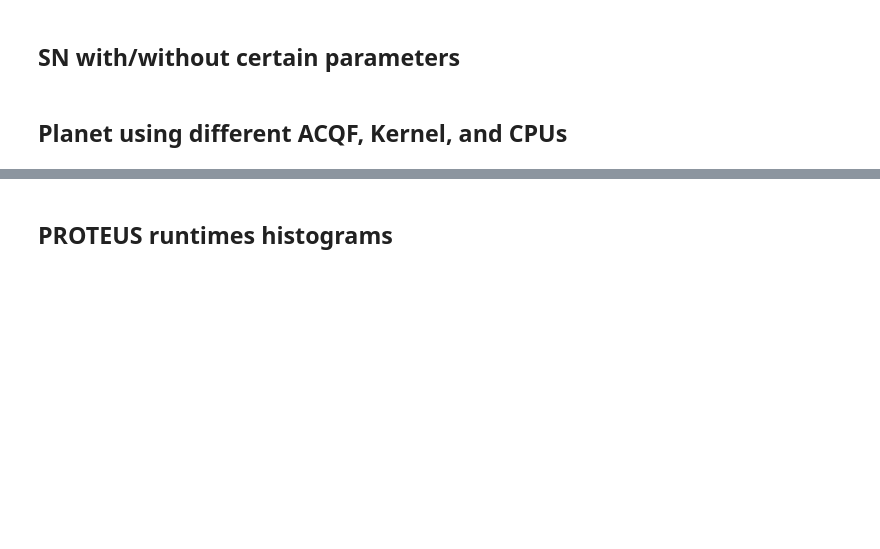
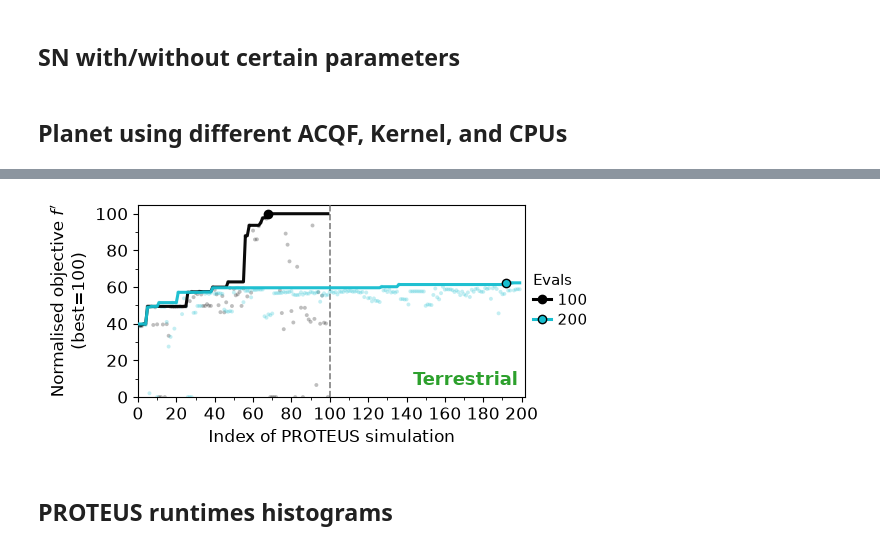
Before and after one commit to nichollsh/proteus_analysis, a Jupyter notebook: bayesopt.ipynb, the cells around one changed output, grey strips where cells are left out. Cells and saved outputs as stored; diff of their text form; code cells hidden in the pictures; blank space fills up the shorter version.

```diff
--- a/bayesopt.ipynb
+++ b/bayesopt.ipynb
@@ -1656,0 +1620,94 @@ Plotting Workers = 15
+# %%
+# compare normal (100 evals) and extended (200 evals) BO runs for TR planet
+steps_map = {
+    '100': ("100", 'black'),
+    '200': ("200", 'tab:cyan'),
+}
+
+jclip = -2
+
+# load runs
+bo_steps = {}
+for stp in steps_map.keys():
+    bo_dir = f"{SIM_DIR}/bayesopt_infer_{bl_suf}_{bl_ker}_{bl_acq}_{bl_wrk}_{stp}/"
+    if bo_dir not in bo_cache:
+        bo_cache[bo_dir] = get_bo_run(bo_dir)
+    if bo_cache[bo_dir] is None:
+        print(f"BO run not found for {stp} steps")
+        continue
+    bo_steps[stp] = bo_cache[bo_dir]
+
+# determine best and worst objective across both runs, for normalisation
+jbest = -np.inf
+jwrst = np.inf
+for stp, bo in bo_steps.items():
+    for run in bo['log']:
+        yv = run['y_value']
+        if yv < -19.9:
+            continue
+        yv = max(yv, jclip)
+        jbest = max(jbest, yv)
+        jwrst = min(jwrst, yv)
+print(f"Objective range for normalisation: {jwrst:.2f} to {jbest:.2f}")
+
+fig,ax = plt.subplots(1,1,figsize=(5,2.5))
+
+nmax = 0
+for stp, bo in bo_steps.items():
+    lbl, col = steps_map[stp]
+    log = bo['log']
+    nmax = max(nmax, len(log))
+
+    # raw objective of each evaluation, in log order
+    yraw = np.array([run['y_value'] for run in log])
+    xarr = np.arange(len(yraw))
+    valid = yraw >= -19.9
+
+    # best raw objective found within first 100 evals, and overall
+    for n in sorted({100, len(yraw)}):
+        ibest = np.argmax(yraw[:n])
+        print(f"    {stp} steps: best objective in first {n} evals = {yraw[ibest]:.3f} at eval={ibest}")
+
+    # normalise
+    xarr = xarr[valid]
+    yarr = (np.maximum(yraw[valid], jclip) - jwrst) / (jbest - jwrst) * 100
+
+    # scatter all the data
+    ax.scatter(xarr, yarr, color=col, alpha=0.25, edgecolor='none',
+                   s=8, zorder=10, lw=1, marker='o')
+
+    # line plot showing max over time
+    yarr = np.maximum.accumulate(yarr)
+    ax.plot(xarr, yarr, color=col, alpha=0.96, lw=2.2, zorder=20)
+
+    # best point for this run
+    ibest = np.argmax(yarr)
+    ax.plot([xarr[ibest]], [yarr[ibest]], color=col, markeredgecolor='k',
+               markersize=6, zorder=30, lw=2.2, marker='o', label=lbl)
+
+# end of normal evaluation budget
+ax.axvline(x=100, color='grey', ls='dashed', lw=1.2, zorder=5)
+
+ax.legend(loc='center left', bbox_to_anchor=(1.0,0.5),
+          title="Evals", title_fontsize=11, alignment='left',
+           handlelength=1.2, handletextpad=0.4, labelspacing=0.3,
+            fontsize=11, framealpha=1.0, edgecolor='none', borderpad=0)
+
+ax.set_ylim(0, 105)
+ax.yaxis.set_major_locator(MultipleLocator(20))
+ax.yaxis.set_minor_locator(MultipleLocator(10))
+ax.yaxis.set_major_formatter(mpl.ticker.FormatStrFormatter("%.0f"))
+ax.set_ylabel(r"Normalised objective $f'$" + "\n(best=100)")
+
+ax.set_xlim(left=0, right=nmax+2)
+ax.xaxis.set_major_locator(MultipleLocator(20))
+ax.xaxis.set_minor_locator(MultipleLocator(10))
+ax.set_xlabel("Index of PROTEUS simulation")
+
+ax.text(0.98, 0.04, bo_tits[bl_suf], transform=ax.transAxes,
+        color=bo_cols[bl_suf], ha="right", va="bottom", fontsize=13, fontweight="bold", zorder=99,
+        bbox=dict(facecolor='white', edgecolor='none', alpha=0.9, pad=0.0))
+
+fig.savefig("output/bo_perf_steps.pdf", bbox_inches='tight', dpi=DPI, pad_inches=0.01)
+plt.show()
+# %% [output]
@@ -1657,3 +1719,4 @@ Plotting Workers = 15
+[figure, added]
 # %% [markdown]
 ## PROTEUS runtimes histograms
 # %%
```
Also changed, not shown: parts of 13 cells of this notebook, 2 other files.
